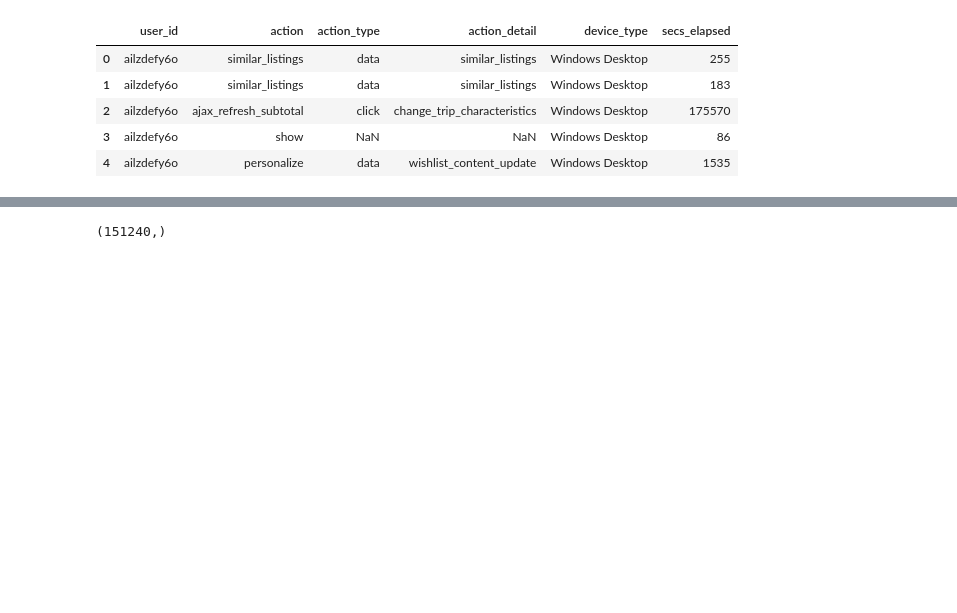
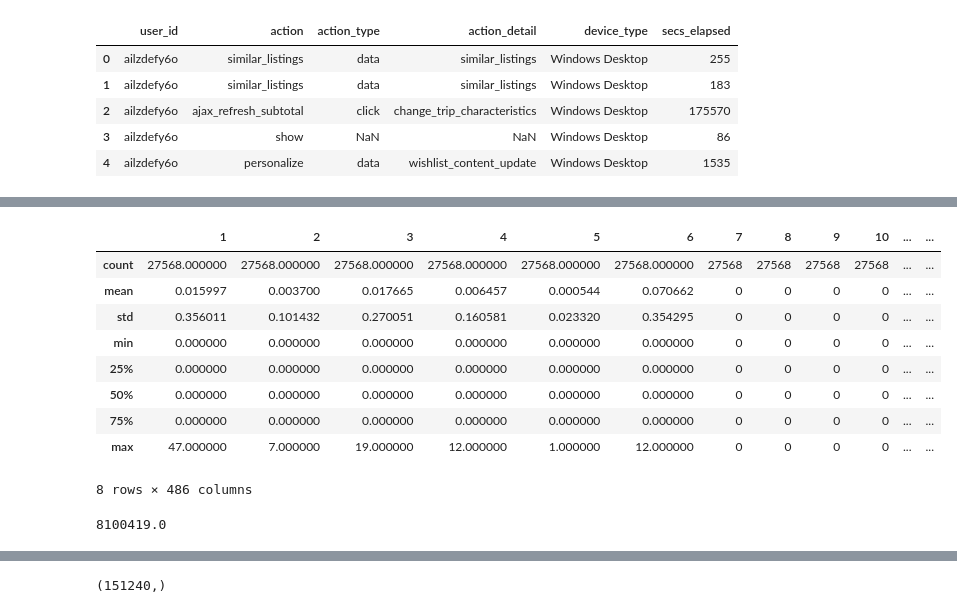
Before and after one commit to bshurick/ischool, a Jupyter notebook: Extras/Kaggle/AirBnB/airbnb.ipynb, the cells around one changed output, grey strips where cells are left out. Drawn from its saved outputs; the diff is of its cells as text; code cells hidden in the pictures; blank space fills up the shorter version.

```diff
--- a/Extras/Kaggle/AirBnB/airbnb.ipynb
+++ b/Extras/Kaggle/AirBnB/airbnb.ipynb
@@ -257,2 +428,0 @@ Name: age, dtype: int64
-# %%
-train_set.loc[train_set['age']>110,['age']] = np.nan
@@ -407,0 +429,7 @@ train_set_new = p.fit_transform(train_set[cols])
+# %%
+try:
+    sessions_new = pd.read_csv('Data/sessions_new.csv',index_col=0)
+except IOError:
+    sessions_new = []
+# %%
+run = True if len(sessions_new)==0 else False
@@ -407,0 +473,11 @@ train_set_new = p.fit_transform(train_set[cols])
+# %%
+target = pd.DataFrame({'country_destination':train_set['country_destination']})
+target.index = train_set['id']
+merged = pd.merge(\
+            sessions_new\
+            , target\
+            , how='inner'\
+            , left_index=True
+            , right_index=True
+         )
+merged.head()
@@ -407,0 +492,17 @@ train_set_new = p.fit_transform(train_set[cols])
+# %%
+merged.describe()
+# %% [output]
+|  | 1 | 2 | 3 | 4 | 5 | 6 | 7 | 8 | 9 | 10 | ... | ... |
+| count | 27568.000000 | 27568.000000 | 27568.000000 | 27568.000000 | 27568.000000 | 27568.000000 | 27568 | 27568 | 27568 | 27568 | ... | ... |
+| mean | 0.015997 | 0.003700 | 0.017665 | 0.006457 | 0.000544 | 0.070662 | 0 | 0 | 0 | 0 | ... | ... |
+| std | 0.356011 | 0.101432 | 0.270051 | 0.160581 | 0.023320 | 0.354295 | 0 | 0 | 0 | 0 | ... | ... |
+| min | 0.000000 | 0.000000 | 0.000000 | 0.000000 | 0.000000 | 0.000000 | 0 | 0 | 0 | 0 | ... | ... |
+| 25% | 0.000000 | 0.000000 | 0.000000 | 0.000000 | 0.000000 | 0.000000 | 0 | 0 | 0 | 0 | ... | ... |
+| 50% | 0.000000 | 0.000000 | 0.000000 | 0.000000 | 0.000000 | 0.000000 | 0 | 0 | 0 | 0 | ... | ... |
+| 75% | 0.000000 | 0.000000 | 0.000000 | 0.000000 | 0.000000 | 0.000000 | 0 | 0 | 0 | 0 | ... | ... |
+| max | 47.000000 | 7.000000 | 19.000000 | 12.000000 | 1.000000 | 12.000000 | 0 | 0 | 0 | 0 | ... | ... |
+8 rows × 486 columns
+# %%
+np.max(np.array(merged)[:,:-1])
+# %% [output]
+8100419.0
```
Also changed, not shown: parts of 90 cells of this notebook, 1 other file.
